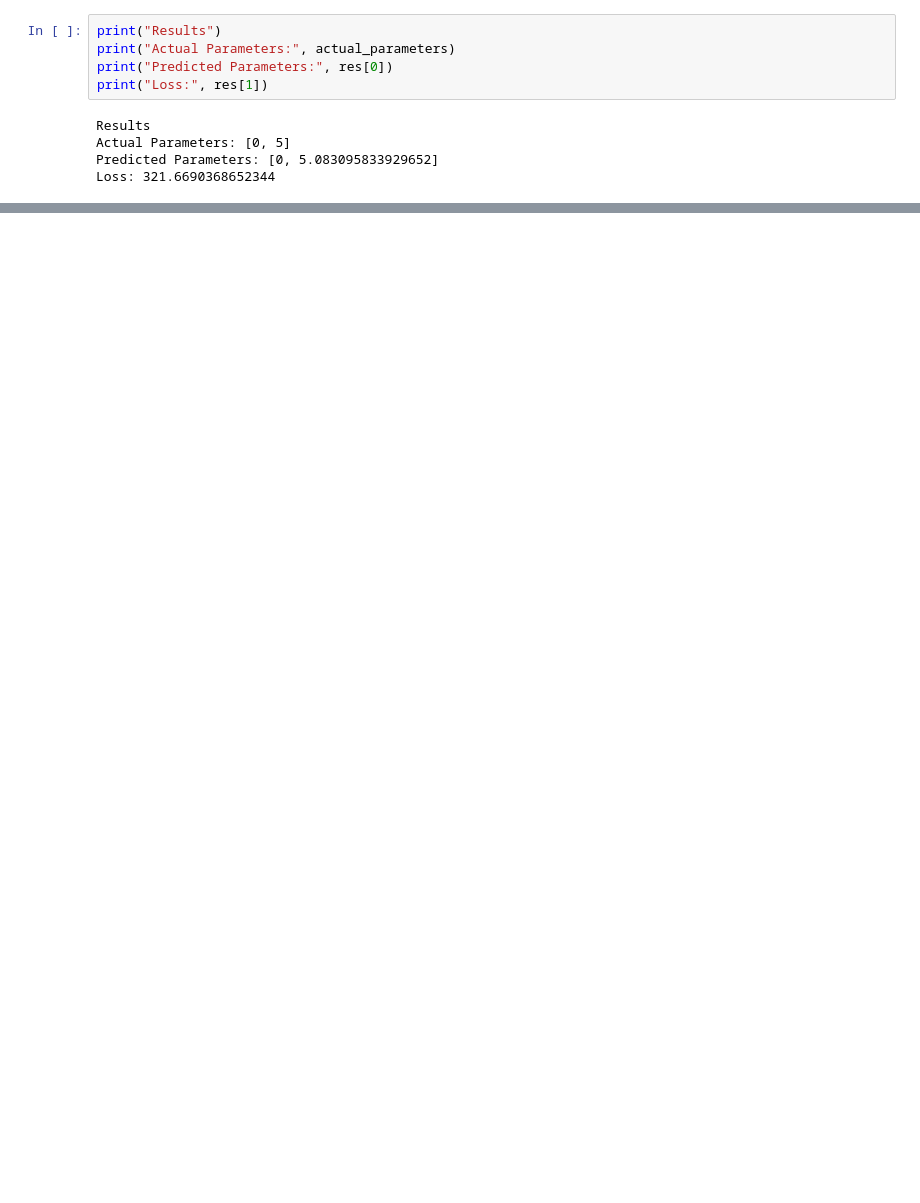
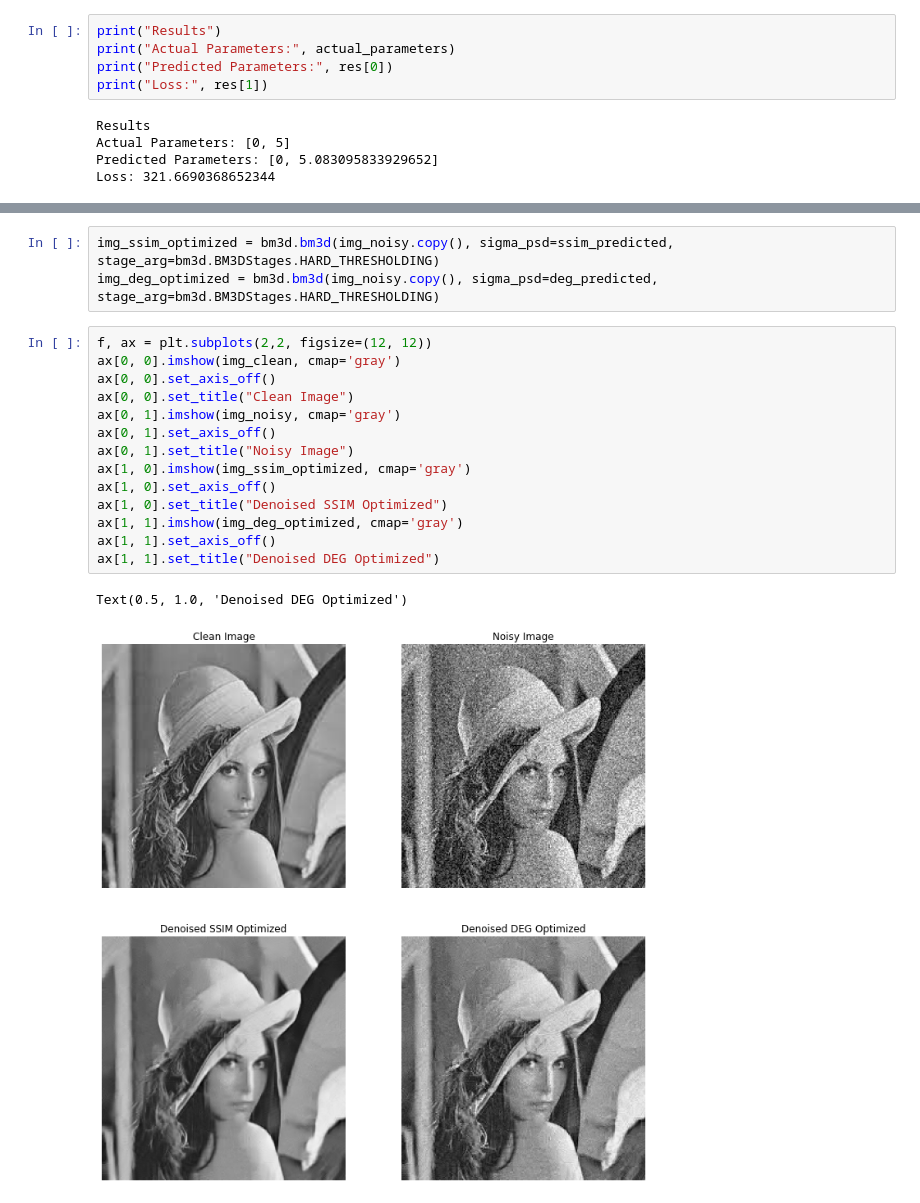
Before and after one commit to SinChee/distortion-estimation-loss, a Jupyter notebook: main.ipynb, the cells around one changed output, grey strips where cells are left out. Saved outputs shown, nothing was run; the diff lists cells and outputs as text; blank space fills up the shorter version.

```diff
--- a/main.ipynb
+++ b/main.ipynb
@@ -75,0 +151,20 @@ Loss: 321.6690368652344
+# %%
+img_ssim_optimized = bm3d.bm3d(img_noisy.copy(), sigma_psd=ssim_predicted, stage_arg=bm3d.BM3DStages.HARD_THRESHOLDING)
+img_deg_optimized = bm3d.bm3d(img_noisy.copy(), sigma_psd=deg_predicted, stage_arg=bm3d.BM3DStages.HARD_THRESHOLDING)
+# %%
+f, ax = plt.subplots(2,2, figsize=(12, 12))
+ax[0, 0].imshow(img_clean, cmap='gray')
+ax[0, 0].set_axis_off()
+ax[0, 0].set_title("Clean Image")
+ax[0, 1].imshow(img_noisy, cmap='gray')
+ax[0, 1].set_axis_off()
+ax[0, 1].set_title("Noisy Image")
+ax[1, 0].imshow(img_ssim_optimized, cmap='gray')
+ax[1, 0].set_axis_off()
+ax[1, 0].set_title("Denoised SSIM Optimized")
+ax[1, 1].imshow(img_deg_optimized, cmap='gray')
+ax[1, 1].set_axis_off()
+ax[1, 1].set_title("Denoised DEG Optimized")
+# %% [output]
+Text(0.5, 1.0, 'Denoised DEG Optimized')
+[figure, added]
```
Also changed, not shown: parts of 14 cells of this notebook, 5 other files.
